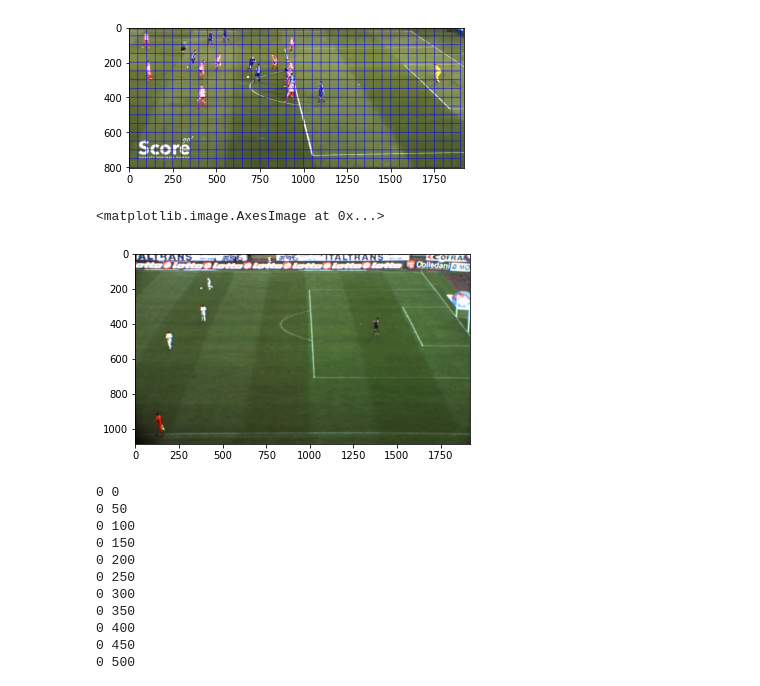
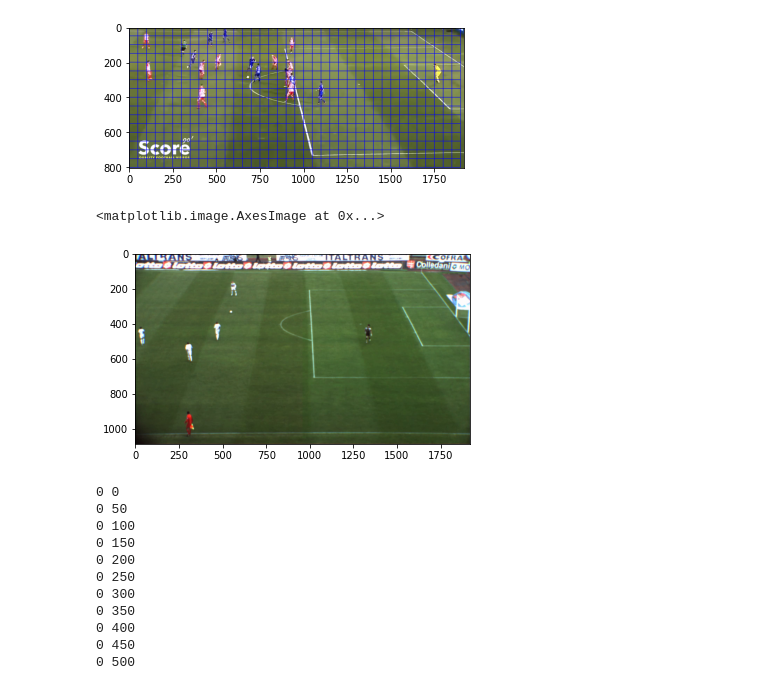
Before and after one commit to sid2610/HPE_Goal, a Jupyter notebook: BallTracking.ipynb, the cells around one changed output. Drawn from its saved outputs; the diff is of its cells as text; code cells hidden in the pictures.

```diff
--- a/BallTracking.ipynb
+++ b/BallTracking.ipynb
@@ -454,11 +521,11 @@ Clipping input data to the valid range for imshow with RGB data ([0..1] for floa
 <matplotlib.image.AxesImage at 0x...>
 [figure]
 # %%
-test = vid.get_data(300)
+test = vid.get_data(250)
 plt.imshow(test)
 # %% [output]
 <matplotlib.image.AxesImage at 0x...>
-[figure, old version]
+[figure, new version]
 # %%
 rois = []
 locs = []
```
Also changed, not shown: parts of 58 cells of this notebook.
